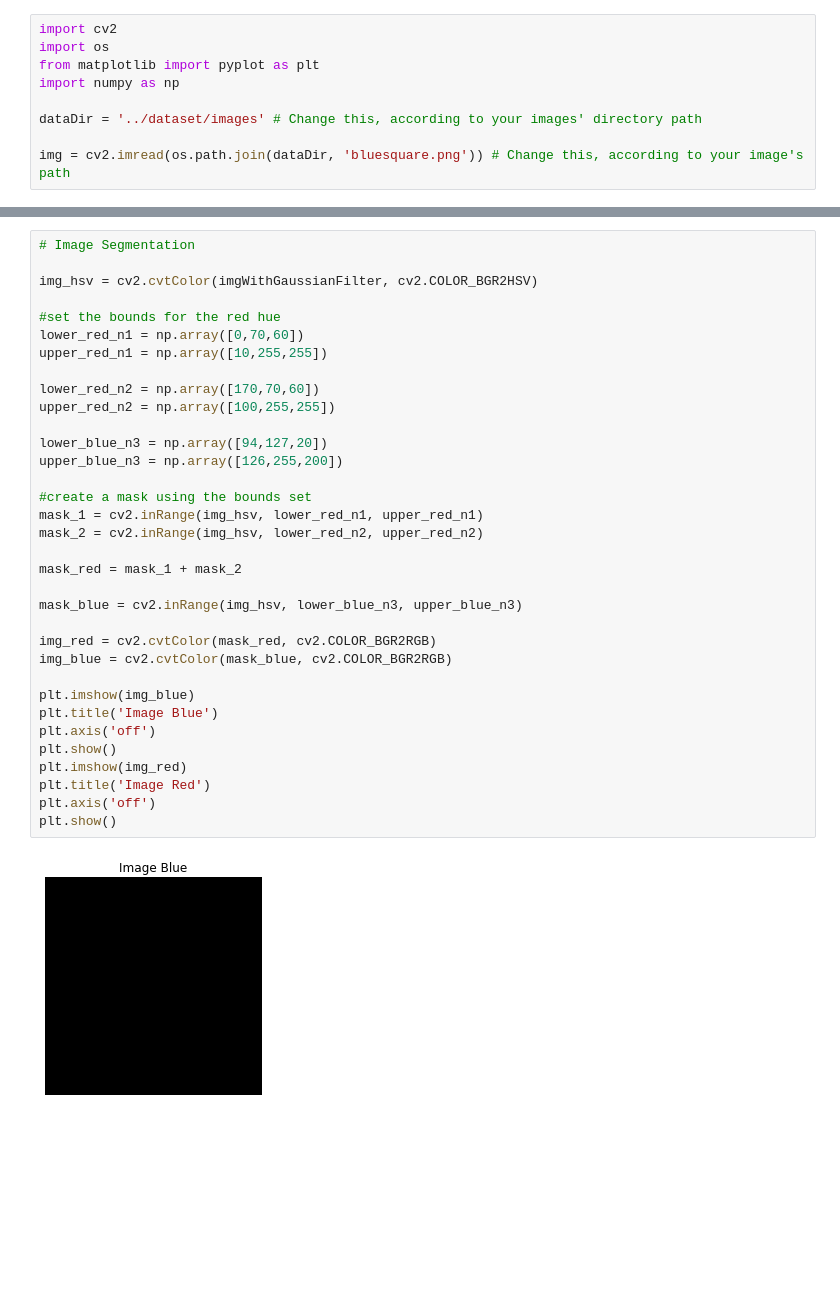
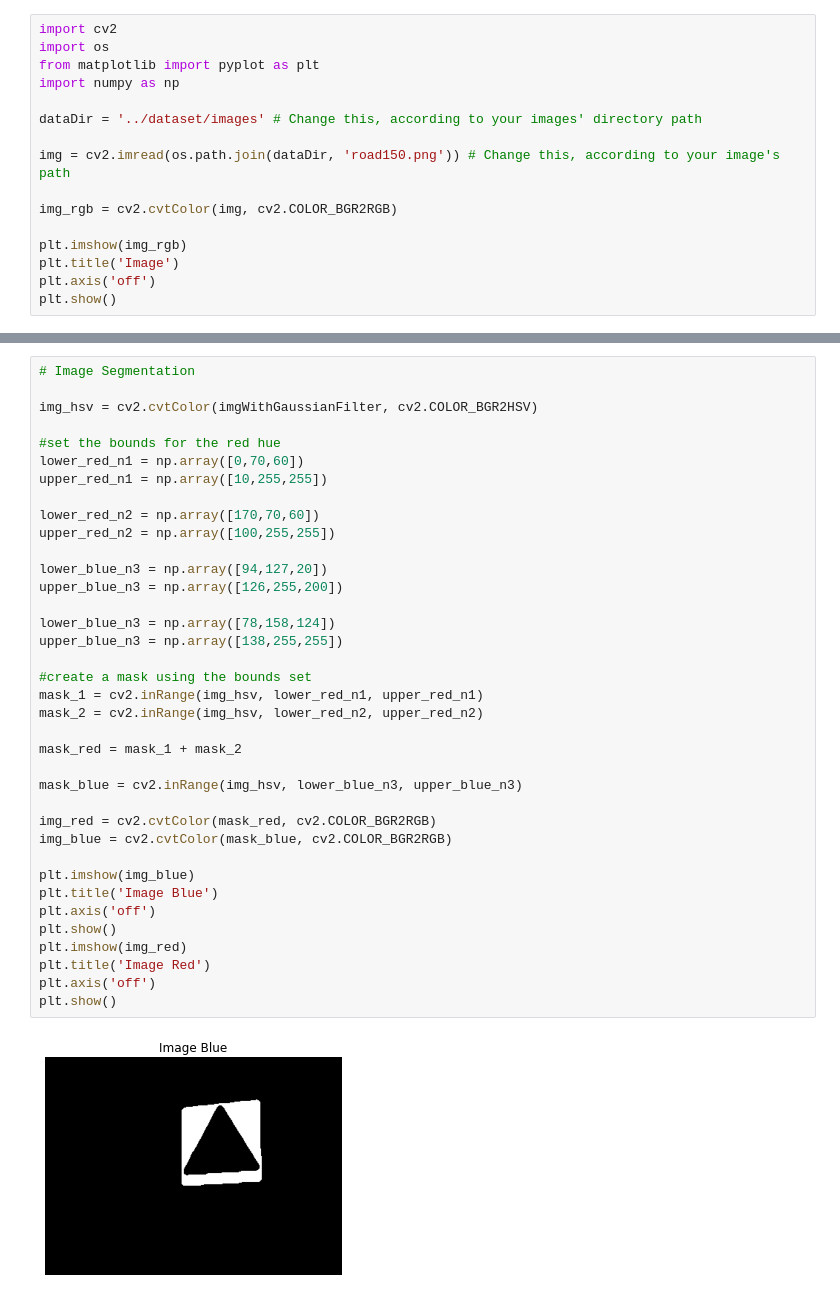
Before and after one commit to tomasfgon/FEUP-VC, a Jupyter notebook: src/main.ipynb, the cells around one changed output, grey strips where cells are left out. Cells and saved outputs as stored; diff of their text form; blank space fills up the shorter version.

Commit message:
Initial version for blue squares and stop signs

```diff
--- a/src/main.ipynb
+++ b/src/main.ipynb
@@ -6,4 +6,11 @@ import numpy as np
 
 dataDir = '../dataset/images' # Change this, according to your images' directory path
 
-img = cv2.imread(os.path.join(dataDir, 'bluesquare.png')) # Change this, according to your image's path
+img = cv2.imread(os.path.join(dataDir, 'road150.png')) # Change this, according to your image's path
+
+img_rgb = cv2.cvtColor(img, cv2.COLOR_BGR2RGB)
+
+plt.imshow(img_rgb)
+plt.title('Image')
+plt.axis('off')
+plt.show()
@@ -26,31 +35,34 @@ img_hsv = cv2.cvtColor(imgWithGaussianFilter, cv2.COLOR_BGR2HSV)
 #set the bounds for the red hue
 lower_red_n1 = np.array([0,70,60])
 upper_red_n1 = np.array([10,255,255])
 
 lower_red_n2 = np.array([170,70,60])
 upper_red_n2 = np.array([100,255,255])
 
 lower_blue_n3 = np.array([94,127,20])
 upper_blue_n3 = np.array([126,255,200])
+
+lower_blue_n3 = np.array([78,158,124])
+upper_blue_n3 = np.array([138,255,255])
 
 #create a mask using the bounds set
 mask_1 = cv2.inRange(img_hsv, lower_red_n1, upper_red_n1)
 mask_2 = cv2.inRange(img_hsv, lower_red_n2, upper_red_n2)
 
 mask_red = mask_1 + mask_2
 
 mask_blue = cv2.inRange(img_hsv, lower_blue_n3, upper_blue_n3)
 
 img_red = cv2.cvtColor(mask_red, cv2.COLOR_BGR2RGB)
 img_blue = cv2.cvtColor(mask_blue, cv2.COLOR_BGR2RGB)
 
 plt.imshow(img_blue)
 plt.title('Image Blue')
 plt.axis('off')
 plt.show()
 plt.imshow(img_red)
 plt.title('Image Red')
 plt.axis('off')
 plt.show()
 # %% [output]
-[figure, old version]
+[figure, new version]
```
Also changed, not shown: parts of 5 cells of this notebook.
